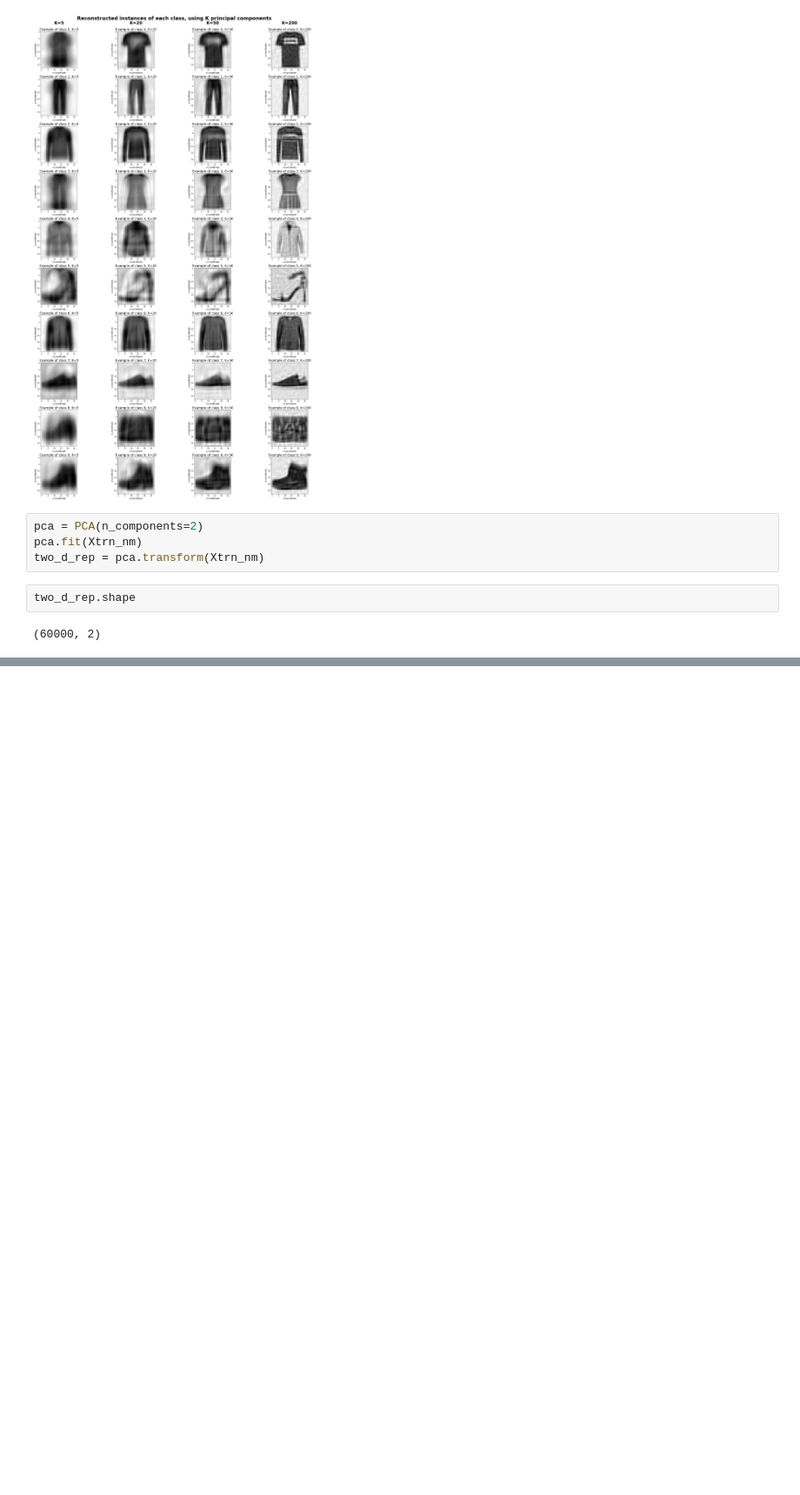
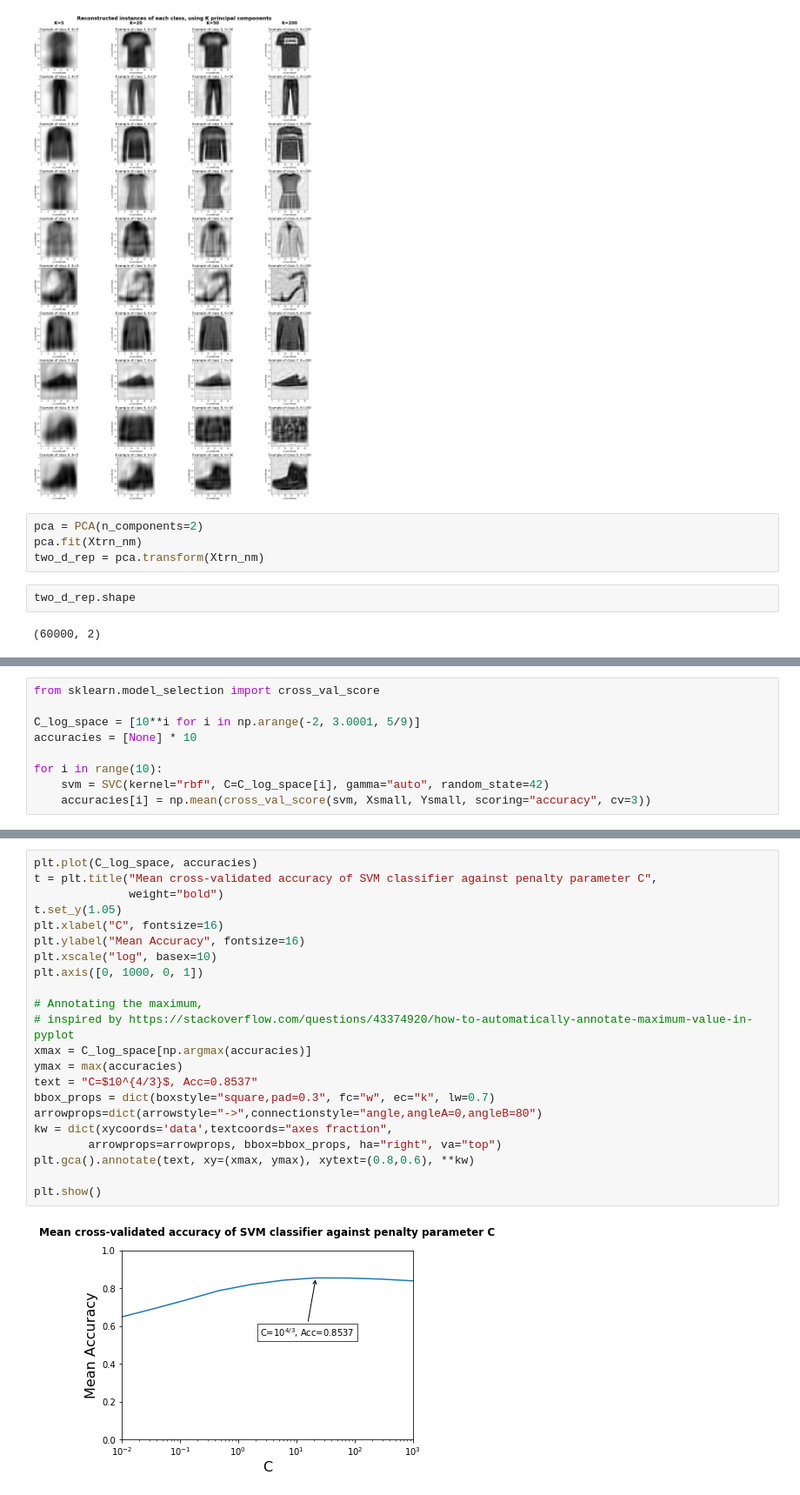
Before and after one commit to larswe/introductory-applied-machine-learning, a Jupyter notebook: Coursework 2/templates/Untitled.ipynb, the cells around one changed output, grey strips where cells are left out. Shown at 87% size. Cells and saved outputs as stored; diff of their text form; blank space fills up the shorter version.

```diff
--- a/Coursework 2/templates/Untitled.ipynb
+++ b/Coursework 2/templates/Untitled.ipynb
@@ -265,0 +462,9 @@ plt.show()
+# %%
+from sklearn.model_selection import cross_val_score
+
+C_log_space = [10**i for i in np.arange(-2, 3.0001, 5/9)]
+accuracies = [None] * 10
+
+for i in range(10):
+    svm = SVC(kernel="rbf", C=C_log_space[i], gamma="auto", random_state=42)
+    accuracies[i] = np.mean(cross_val_score(svm, Xsmall, Ysmall, scoring="accuracy", cv=3))
@@ -265,0 +497,24 @@ plt.show()
+# %%
+plt.plot(C_log_space, accuracies)
+t = plt.title("Mean cross-validated accuracy of SVM classifier against penalty parameter C",
+              weight="bold")
+t.set_y(1.05)
+plt.xlabel("C", fontsize=16)
+plt.ylabel("Mean Accuracy", fontsize=16)
+plt.xscale("log", basex=10)
+plt.axis([0, 1000, 0, 1])
+
+# Annotating the maximum,
+# inspired by https://stackoverflow.com/questions/43374920/how-to-automatically-annotate-maximum-value-in-pyplot
+xmax = C_log_space[np.argmax(accuracies)]
+ymax = max(accuracies)
+text = "C=$10^{4/3}$, Acc=0.8537"
+bbox_props = dict(boxstyle="square,pad=0.3", fc="w", ec="k", lw=0.7)
+arrowprops=dict(arrowstyle="->",connectionstyle="angle,angleA=0,angleB=80")
+kw = dict(xycoords='data',textcoords="axes fraction",
+        arrowprops=arrowprops, bbox=bbox_props, ha="right", va="top")
+plt.gca().annotate(text, xy=(xmax, ymax), xytext=(0.8,0.6), **kw)
+
+plt.show()
+# %% [output]
+[figure, added]
```
Also changed, not shown: parts of 31 cells of this notebook, 5 other files.
